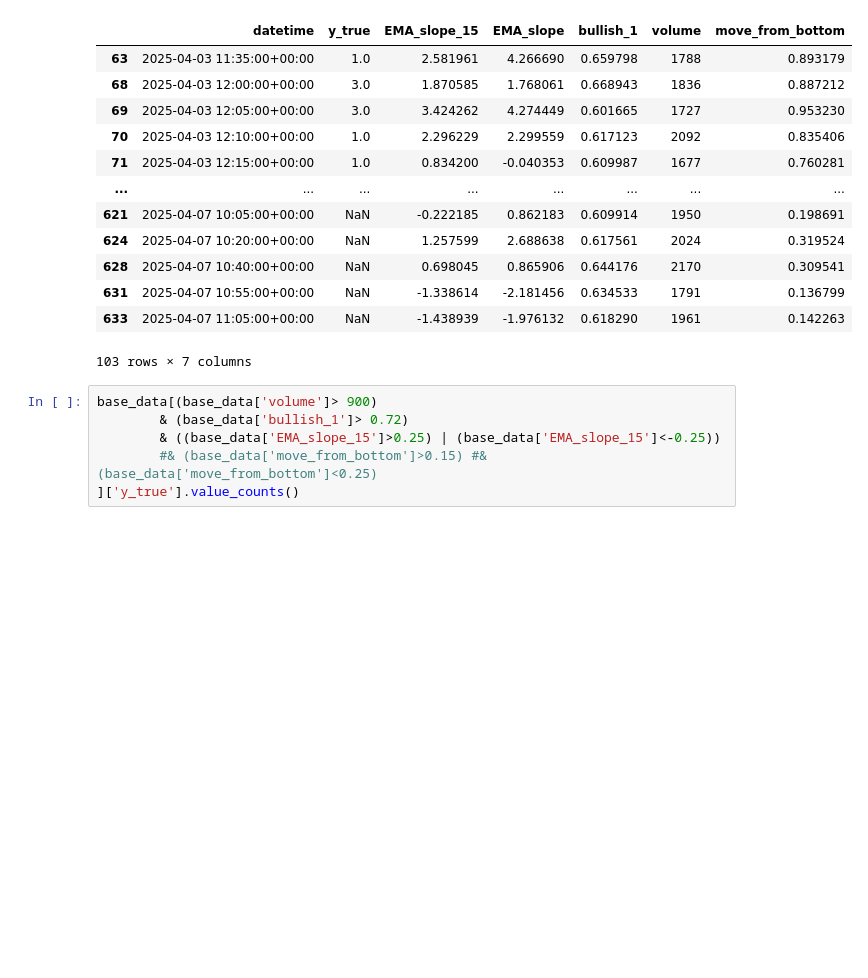
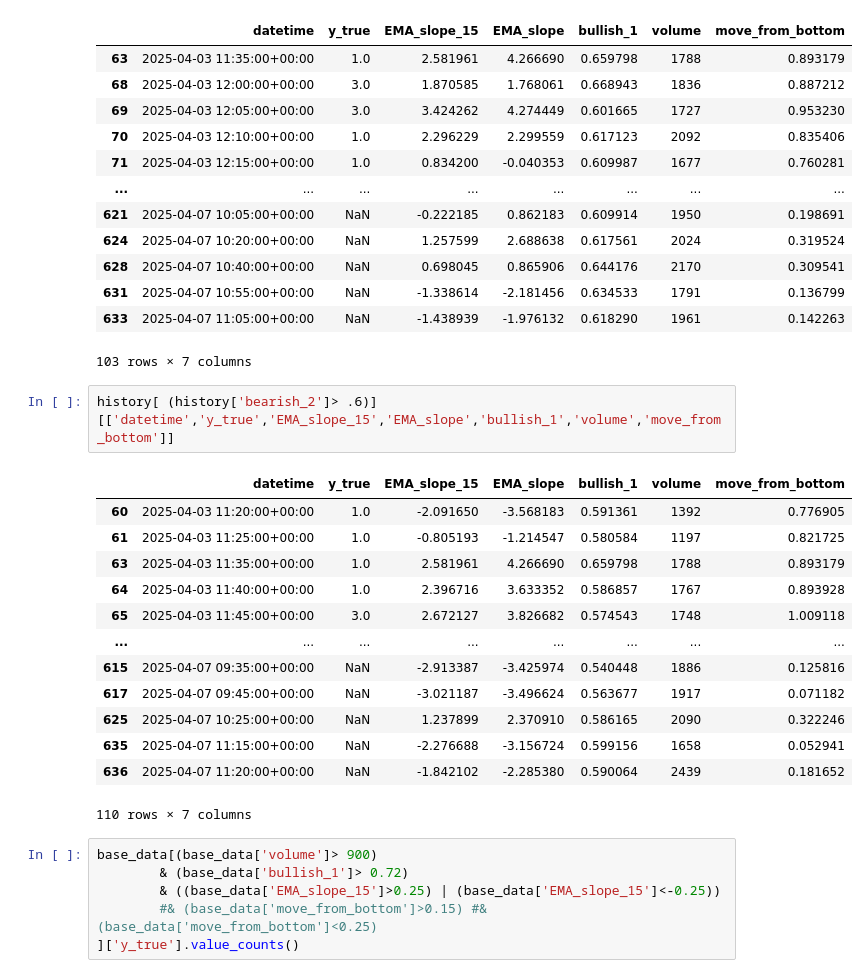
Before and after one commit to vgupta2710/Equity-Plans, a Jupyter notebook: deepnote/Data_Importer/6. Flag Adjustments Historical.ipynb, the cells around one changed output. Cells and saved outputs as stored; diff of their text form; blank space fills up the shorter version.

```diff
--- a/deepnote/Data_Importer/6. Flag Adjustments Historical.ipynb
+++ b/deepnote/Data_Importer/6. Flag Adjustments Historical.ipynb
@@ -1248,6 +1248,22 @@ history[ (history['bullish_1']> .6)][['datetime','y_true','EMA_slope_15','EMA_sl
 | 631 | 2025-04-07 10:55:00+00:00 | NaN | -1.338614 | -2.181456 | 0.634533 | 1791 | 0.136799 |
 | 633 | 2025-04-07 11:05:00+00:00 | NaN | -1.438939 | -1.976132 | 0.618290 | 1961 | 0.142263 |
 103 rows × 7 columns
+# %%
+history[ (history['bearish_2']> .6)][['datetime','y_true','EMA_slope_15','EMA_slope','bullish_1','volume','move_from_bottom']]
+# %% [output]
+|  | datetime | y_true | EMA_slope_15 | EMA_slope | bullish_1 | volume | move_from_bottom |
+| 60 | 2025-04-03 11:20:00+00:00 | 1.0 | -2.091650 | -3.568183 | 0.591361 | 1392 | 0.776905 |
+| 61 | 2025-04-03 11:25:00+00:00 | 1.0 | -0.805193 | -1.214547 | 0.580584 | 1197 | 0.821725 |
+| 63 | 2025-04-03 11:35:00+00:00 | 1.0 | 2.581961 | 4.266690 | 0.659798 | 1788 | 0.893179 |
+| 64 | 2025-04-03 11:40:00+00:00 | 1.0 | 2.396716 | 3.633352 | 0.586857 | 1767 | 0.893928 |
+| 65 | 2025-04-03 11:45:00+00:00 | 3.0 | 2.672127 | 3.826682 | 0.574543 | 1748 | 1.009118 |
+| ... | ... | ... | ... | ... | ... | ... | ... |
+| 615 | 2025-04-07 09:35:00+00:00 | NaN | -2.913387 | -3.425974 | 0.540448 | 1886 | 0.125816 |
+| 617 | 2025-04-07 09:45:00+00:00 | NaN | -3.021187 | -3.496624 | 0.563677 | 1917 | 0.071182 |
+| 625 | 2025-04-07 10:25:00+00:00 | NaN | 1.237899 | 2.370910 | 0.586165 | 2090 | 0.322246 |
+| 635 | 2025-04-07 11:15:00+00:00 | NaN | -2.276688 | -3.156724 | 0.599156 | 1658 | 0.052941 |
+| 636 | 2025-04-07 11:20:00+00:00 | NaN | -1.842102 | -2.285380 | 0.590064 | 2439 | 0.181652 |
+110 rows × 7 columns
 # %%
 base_data[(base_data['volume']> 900)
         & (base_data['bullish_1']> 0.72)
```
Also changed, not shown: 1 other file.
